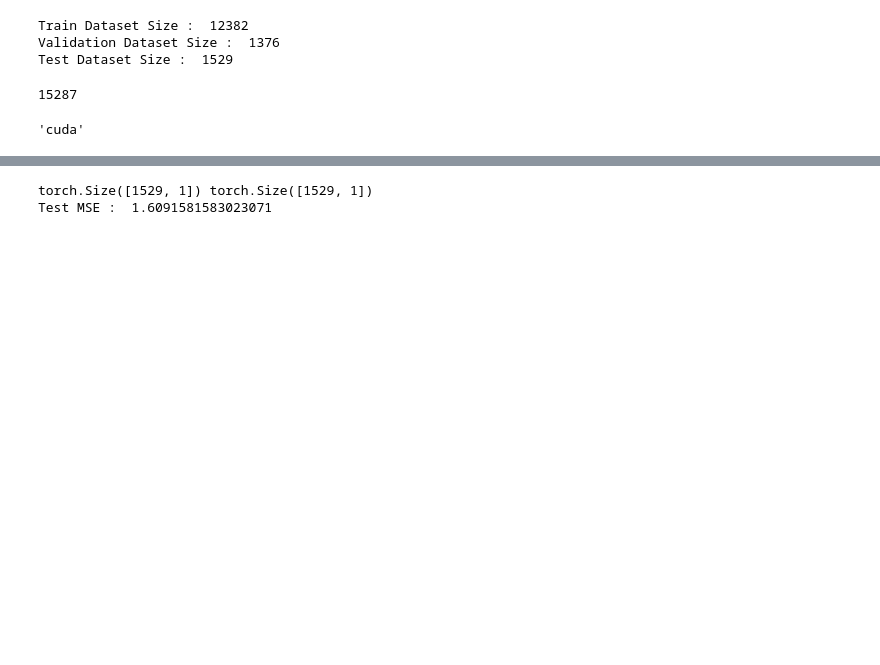
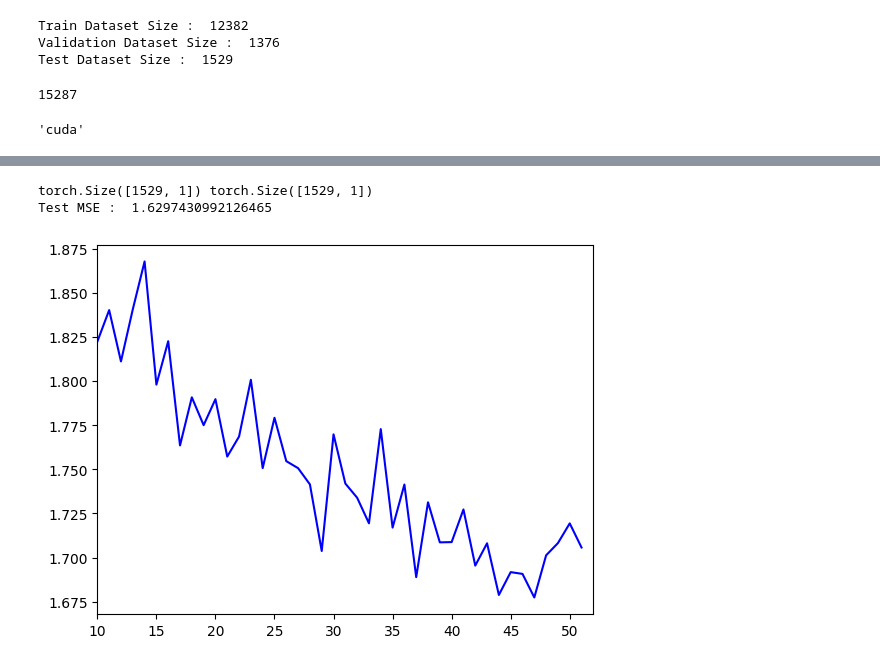
Before and after one commit to chaejin98330/AIP2023Spring_Team6, a Jupyter notebook: suho/train_base_mlp_output.ipynb, the cells around one changed output, grey strips where cells are left out. Drawn from its saved outputs; the diff is of its cells as text; code cells hidden in the pictures; blank space fills up the shorter version.

```diff
--- a/suho/train_base_mlp_output.ipynb
+++ b/suho/train_base_mlp_output.ipynb
@@ -378,14 +378,14 @@ def loss_plot(train_loss, valid_loss, x_axis):
 # %%
 # test
 model = Model()
-model.restore() # load best model during training
-pred_y, true_y = model.predict(test_loader)
+# model.restore() # load best model during training
+# pred_y, true_y = model.predict(test_loader)
 
-true_y = torch.FloatTensor(true_y)
-pred_y = torch.FloatTensor(pred_y)
+# true_y = torch.FloatTensor(true_y)
+# pred_y = torch.FloatTensor(pred_y)
 
-# pred_y = torch.unsqueeze(pred_y, dim=1)
+# # pred_y = torch.unsqueeze(pred_y, dim=1)
 
-print(pred_y.shape, true_y.shape)
-test_mse = model.criterion(pred_y, true_y)
-print('Test MSE : ',test_mse.item())
+# print(pred_y.shape, true_y.shape)
+# test_mse = model.criterion(pred_y, true_y)
+# print('Test MSE : ',test_mse.item())
@@ -404,9 +401,9 @@ class Base_Model(nn.Module):
         self.efficient_net_channel1 = 1280
         self.efficient_net_channel2 = 1000
 
-        self.fc1 = nn.Linear(20492, 400) # using image
-        self.fc2 = nn.Linear(400, 20) # using image
-        self.fc3 = nn.Linear(20, 1) # using image
+        self.fc1 = nn.Linear(20492, 307) # using image
+        self.fc2 = nn.Linear(307, 40) # using image
+        self.fc3 = nn.Linear(40, 1) # using image
 
         self.relu = nn.ReLU()
         self.dropout = nn.Dropout(0.3)
@@ -628,4 +627,15 @@ test_mse = model.criterion(pred_y, true_y)
 print('Test MSE : ',test_mse.item())
 # %% [output]
 torch.Size([1529, 1]) torch.Size([1529, 1])
-Test MSE :  1.6091581583023071
+Test MSE :  1.6297430992126465
+# %%
+def loss_plot(train_loss, x_axis):
+    plt.plot([i for i in range(x_axis[0], x_axis[1])], np.array(train_loss), "b")
+    # plt.plot([i for i in range(x_axis[0], x_axis[1])], np.array(valid_loss), "g")
+    plt.xlim(x_axis)
+    plt.savefig("./loss_graph.png")
+    plt.show()
+
+loss_plot(model_base.valid_loss[10:], x_axis=[10, len(model_base.valid_loss)])
+# %% [output]
+[figure, added]
```
Also changed, not shown: parts of 4 cells of this notebook.
